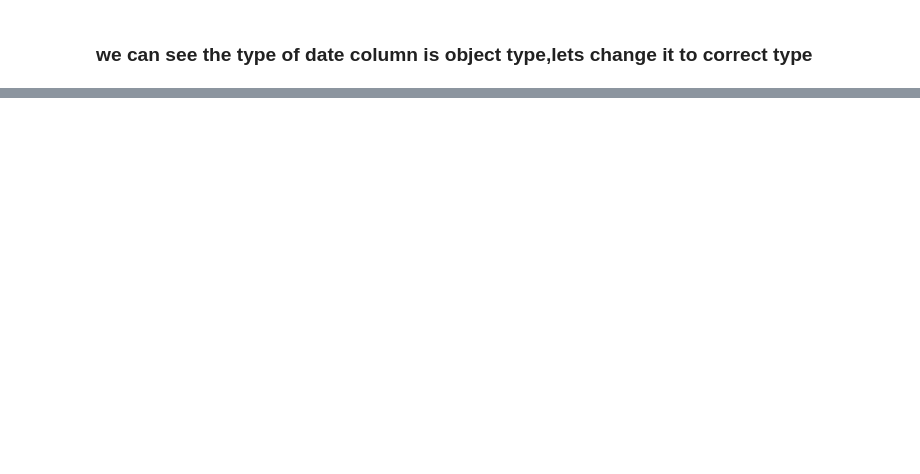
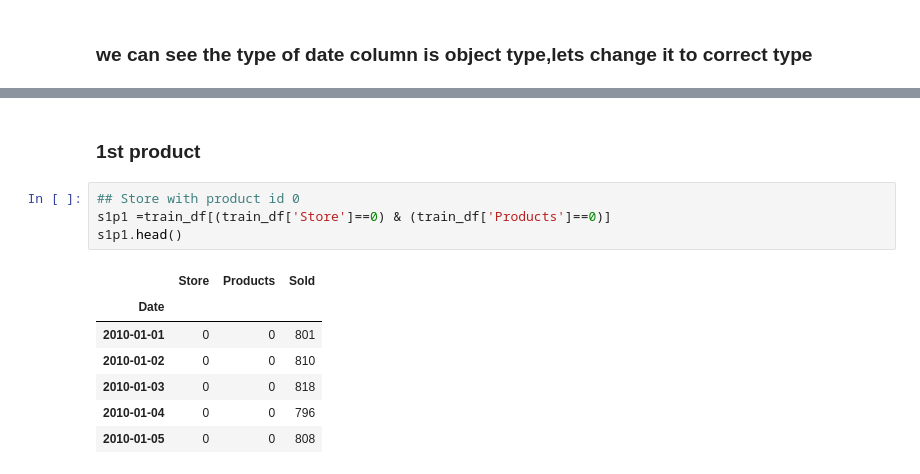
Before and after one commit to MANISH-KUMAR-CODES/forecasting-on-store-products, a Jupyter notebook: Time_Series_Forecasting_on_Store_Sales.ipynb, the cells around one changed output, grey strips where cells are left out. Drawn from its saved outputs; the diff is of its cells as text; blank space fills up the shorter version.

```diff
--- a/Time_Series_Forecasting_on_Store_Sales.ipynb
+++ b/Time_Series_Forecasting_on_Store_Sales.ipynb
@@ -60,0 +110,14 @@ Name: store, dtype: int64
+# %% [markdown]
+### 1st product
+# %%
+## Store with product id 0
+s1p1 =train_df[(train_df['Store']==0) & (train_df['Products']==0)]
+s1p1.head()
+# %% [output]
+|  | Store | Products | Sold |
+| Date |  |  |  |
+| 2010-01-01 | 0 | 0 | 801 |
+| 2010-01-02 | 0 | 0 | 810 |
+| 2010-01-03 | 0 | 0 | 818 |
+| 2010-01-04 | 0 | 0 | 796 |
+| 2010-01-05 | 0 | 0 | 808 |
```
Also changed, not shown: parts of 21 cells of this notebook.
